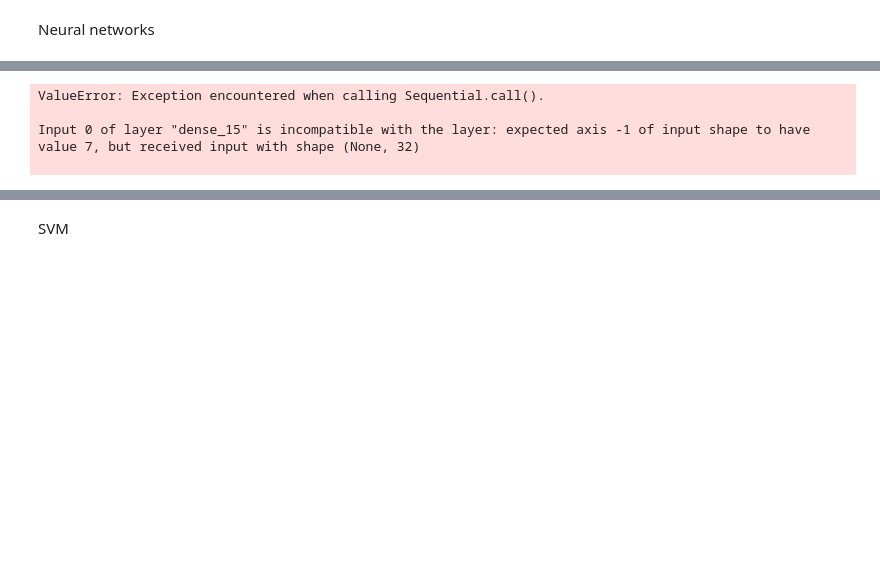
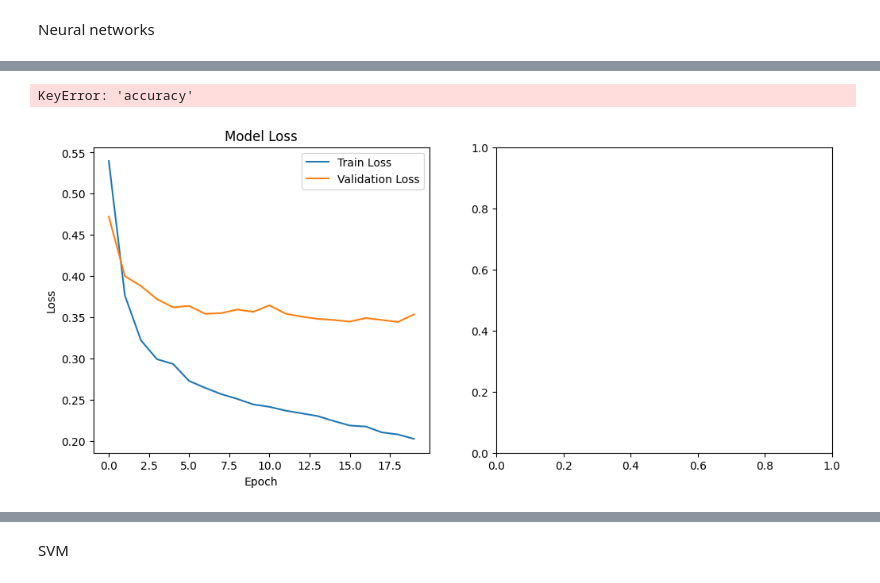
Before and after one commit to ka1817/Alzheimer-s_Disease_Classification-, a Jupyter notebook: notebook/experiments.ipynb, the cells around one changed output, grey strips where cells are left out. Saved outputs shown, nothing was run; the diff lists cells and outputs as text; code cells hidden in the pictures; blank space fills up the shorter version.

```diff
--- a/notebook/experiments.ipynb
+++ b/notebook/experiments.ipynb
@@ -1300,7 +1346,7 @@ model = Sequential([
 model.compile(
     optimizer='adam',
     loss='binary_crossentropy',
-    metrics=['accuracy']
+    metrics=['recall']
 )
 
 
@@ -1341,7 +1403,5 @@ Epoch 1/20
-ValueError: Exception encountered when calling Sequential.call().
-
-Input 0 of layer "dense_15" is incompatible with the layer: expected axis -1 of input shape to have value 7, but received input with shape (None, 32)
-
+KeyError: 'accuracy'
+[figure, added]
 # %%
 # 1. Evaluate the model on the test data
 test_loss, test_accuracy = model.evaluate(X_test_scaled, y_test, verbose=0)
```
Also changed, not shown: parts of 9 cells of this notebook.
